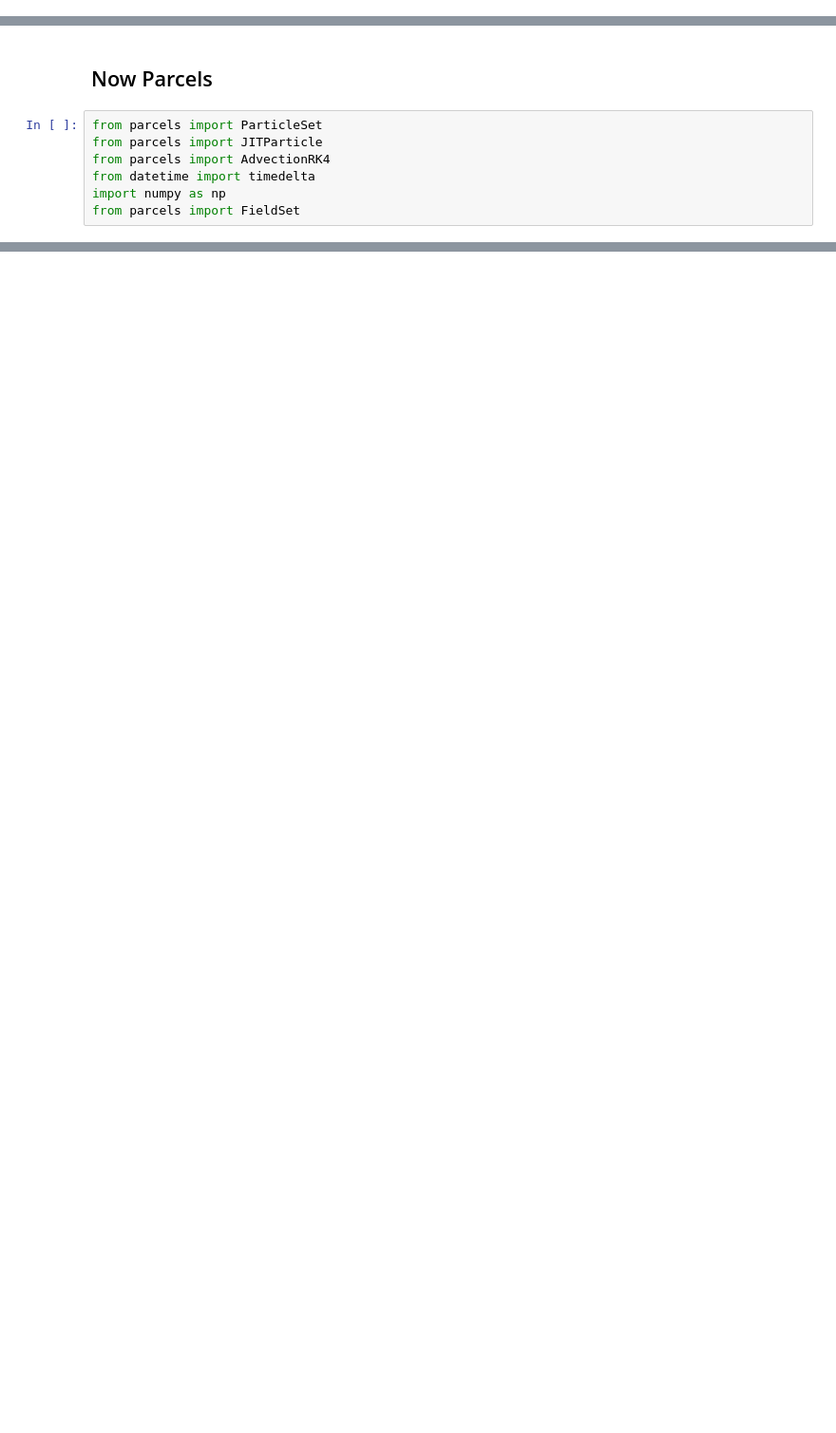
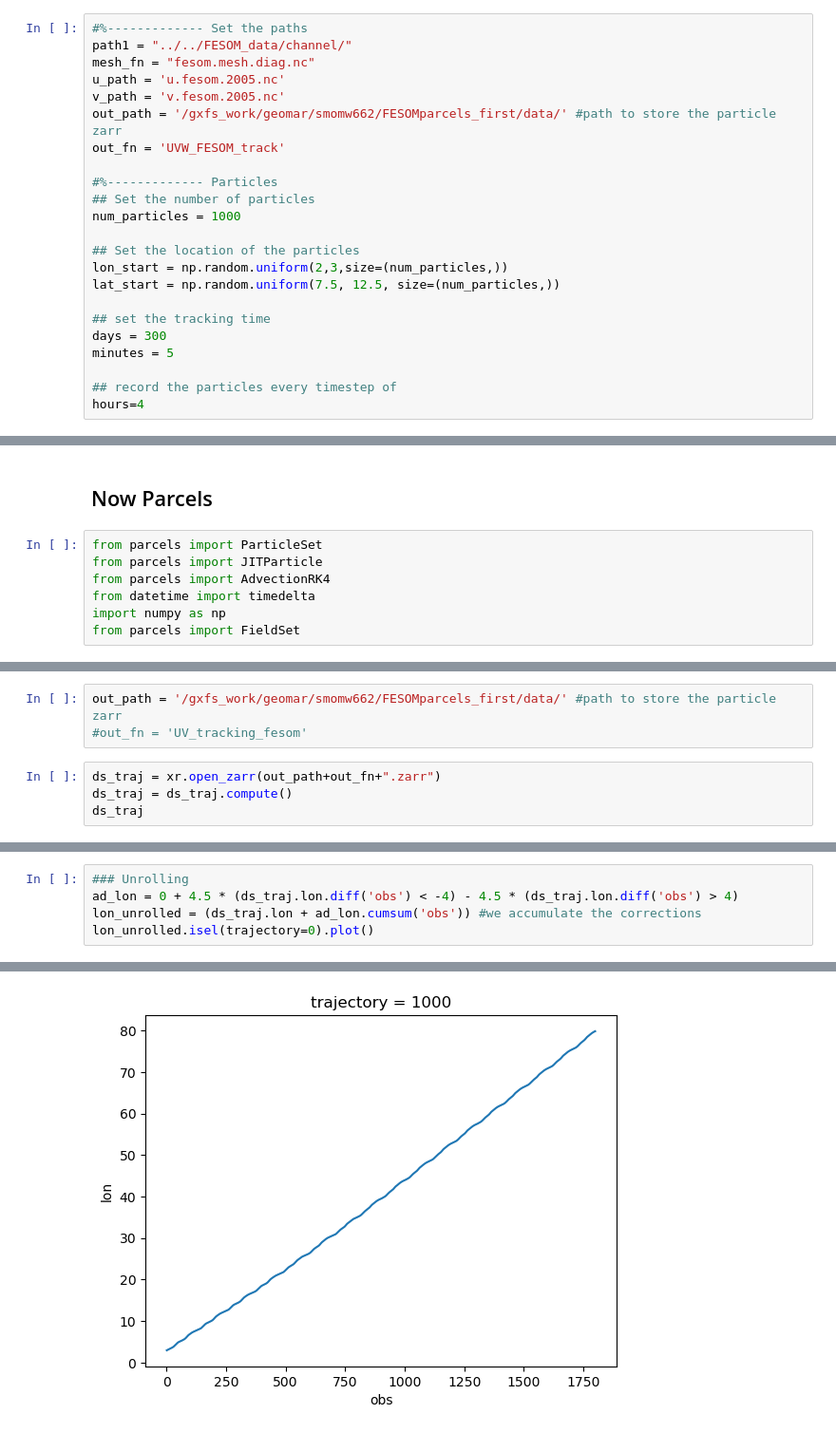
Before and after one commit to danliba/FESOMparcels_first, a Jupyter notebook: notebooks/3D_interp_FESOM.ipynb, the cells around one changed output, grey strips where cells are left out. Shown at 95% size. Cells and saved outputs as stored; diff of their text form; blank space fills up the shorter version.

```diff
--- a/notebooks/3D_interp_FESOM.ipynb
+++ b/notebooks/3D_interp_FESOM.ipynb
@@ -4,4 +4,27 @@ import numpy as np
 import xoak
 from matplotlib import pyplot as plt
 from cmocean import cm # for oceanography-specific colormaps
+# %%
+#%------------- Set the paths
+path1 = "../../FESOM_data/channel/"
+mesh_fn = "fesom.mesh.diag.nc"
+u_path = 'u.fesom.2005.nc'
+v_path = 'v.fesom.2005.nc'
+out_path = '/gxfs_work/geomar/smomw662/FESOMparcels_first/data/' #path to store the particle zarr
+out_fn = 'UVW_FESOM_track'
+
+#%------------- Particles
+## Set the number of particles
+num_particles = 1000
+
+## Set the location of the particles
+lon_start = np.random.uniform(2,3,size=(num_particles,))
+lat_start = np.random.uniform(7.5, 12.5, size=(num_particles,))
+
+## set the tracking time
+days = 300
+minutes = 5
+
+## record the particles every timestep of
+hours=4
 # %%
@@ -243,0 +367,7 @@ ValueError: ('time', 'grid_lat', 'grid_lon') must be a permuted list of FrozenMa
+# %%
+out_path = '/gxfs_work/geomar/smomw662/FESOMparcels_first/data/' #path to store the particle zarr
+#out_fn = 'UV_tracking_fesom'
+# %%
+ds_traj = xr.open_zarr(out_path+out_fn+".zarr")
+ds_traj = ds_traj.compute()
+ds_traj
@@ -243,0 +444,6 @@ ValueError: ('time', 'grid_lat', 'grid_lon') must be a permuted list of FrozenMa
+# %%
+### Unrolling
+ad_lon = 0 + 4.5 * (ds_traj.lon.diff('obs') < -4) - 4.5 * (ds_traj.lon.diff('obs') > 4)
+lon_unrolled = (ds_traj.lon + ad_lon.cumsum('obs')) #we accumulate the corrections
+lon_unrolled.isel(trajectory=0).plot()
+# %% [output]
@@ -243,0 +451 @@ ValueError: ('time', 'grid_lat', 'grid_lon') must be a permuted list of FrozenMa
+[figure, added]
```
Also changed, not shown: parts of 23 cells of this notebook, 4 other files.
